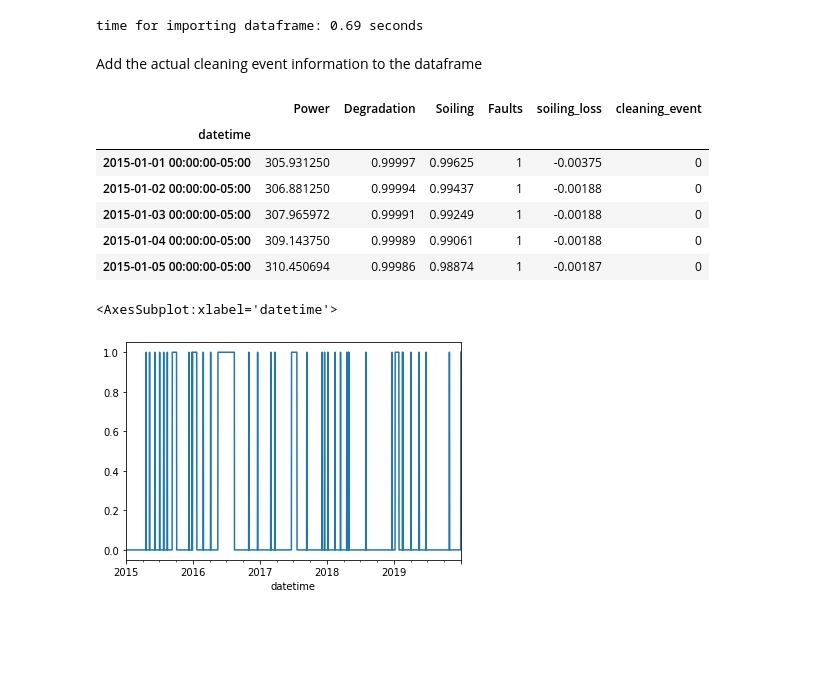
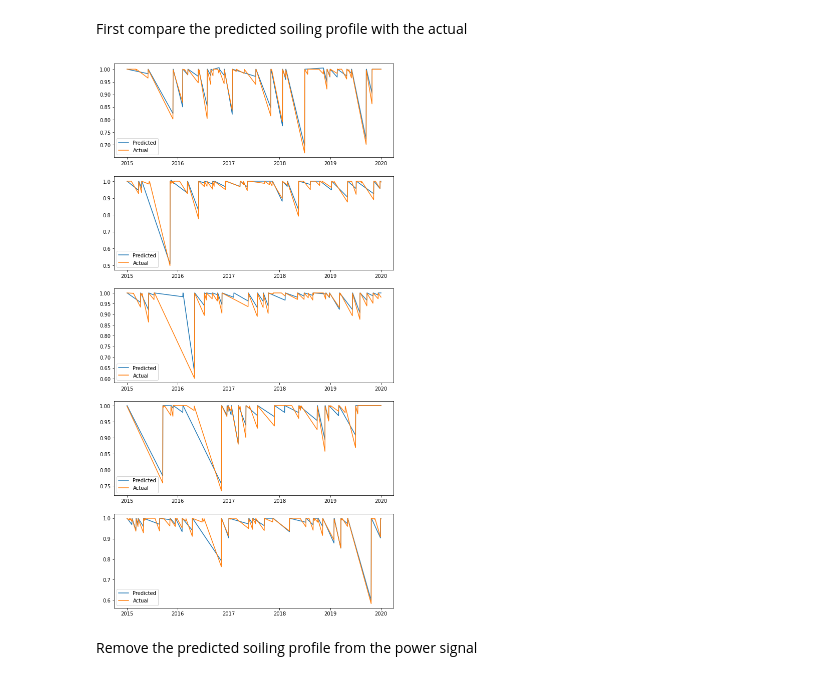
Before and after one commit to Rufski/S2DS-EPRI, a Jupyter notebook: notebooks/3.1-jj-soiling_profile.ipynb, the cells around one changed output. Drawn from its saved outputs; the diff is of its cells as text; code cells hidden in the pictures; blank space fills up the shorter version.

```diff
--- a/notebooks/3.1-jj-soiling_profile.ipynb
+++ b/notebooks/3.1-jj-soiling_profile.ipynb
@@ -18,25 +25,28 @@ from src.models.detect_soiling import *
+# %% [markdown]
+First compare the predicted soiling profile with the actual
+# %%
+def compare_soiling_profile_with_true(indices, path):
+    _, ax = plt.subplots(len(indices), figsize=(10, 4*len(indices)))
+    for i in range(len(indices)):
+        df = import_df_from_zip_pkl(path, index=indices[i])
+        df = downsample_dataframe(df)
+
+        soiling_profile = compute_soiling_profile(df)
+
+        ax[i].plot(soiling_profile.soiling_factor, label = "Predicted")
+        ax[i].plot(df.Soiling, label = "Actual")
+        ax[i].legend()
+    plt.show()
+# %%
+compare_soiling_profile_with_true(range(1, 6), '../data/raw/synthetic_soil.zip' )
+# %% [output]
+[figure, added]
+# %% [markdown]
+Remove the predicted soiling profile from the power signal
 # %%
-# Load the data
-path_to_zip_pkl = '../data/raw/synthetic_soil.zip'
-df = import_df_from_zip_pkl(path_to_zip_pkl, index=10, verbose=True)
+# Load a signal
+df = import_df_from_zip_pkl('../data/raw/synthetic_soil.zip', index=32)
 df = downsample_dataframe(df)
+
+soiling_profile = compute_soiling_profile(df)
+normalised_power = (df[['Power']]/soiling_profile.to_numpy())
-# %% [output]
-time for importing dataframe: 0.69 seconds
-# %% [markdown]
-Add the actual cleaning event information to the dataframe
-# %%
-find_true_cleaning_events(df, inplace=True)
-df.head()
-# %% [output]
-|  | Power | Degradation | Soiling | Faults | soiling_loss | cleaning_event |
-| datetime |  |  |  |  |  |  |
-| 2015-01-01 00:00:00-05:00 | 305.931250 | 0.99997 | 0.99625 | 1 | -0.00375 | 0 |
-| 2015-01-02 00:00:00-05:00 | 306.881250 | 0.99994 | 0.99437 | 1 | -0.00188 | 0 |
-| 2015-01-03 00:00:00-05:00 | 307.965972 | 0.99991 | 0.99249 | 1 | -0.00188 | 0 |
-| 2015-01-04 00:00:00-05:00 | 309.143750 | 0.99989 | 0.99061 | 1 | -0.00188 | 0 |
-| 2015-01-05 00:00:00-05:00 | 310.450694 | 0.99986 | 0.98874 | 1 | -0.00187 | 0 |
-# %%
-df.cleaning_event.plot()
-# %% [output]
-<AxesSubplot:xlabel='datetime'>
-[figure, removed]
```
Also changed, not shown: parts of 5 cells of this notebook.
